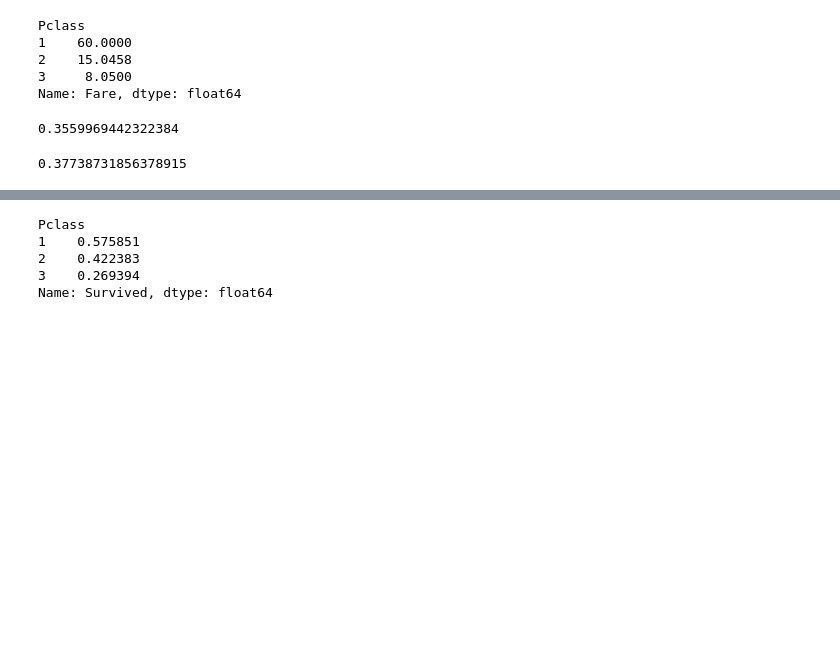
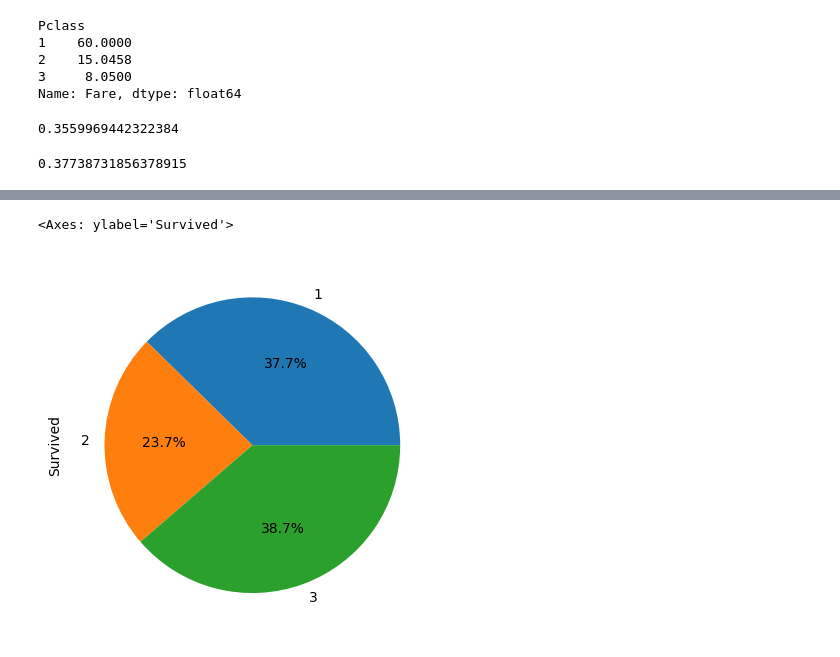
Before and after one commit to caa-jdelaux/python, a Jupyter notebook: Python.Bureautique-main/JDE/Jupiter_Notebooks/exo15.ipynb, the cells around one changed output, grey strips where cells are left out. Cells and saved outputs as stored; diff of their text form; code cells hidden in the pictures; blank space fills up the shorter version.

```diff
--- a/Python.Bureautique-main/JDE/Jupiter_Notebooks/exo15.ipynb
+++ b/Python.Bureautique-main/JDE/Jupiter_Notebooks/exo15.ipynb
@@ -210,3 +210,12 @@ proportion_survivants = df_merge['Survived'].mean()
 proportion_survivants
 # %% [output]
 0.37738731856378915
+# %%
+# Calcule le total de survivants
+total_survivants = df_merge['Survived'].sum()
+display(total_survivants)
+
+# Calcule proportion_survivants_classe = nombre de survivants par classe / nombre total de survivants arrondi à 2 chiffres
+proportion_survivants_classe = df_merge.groupby('Pclass')['Survived'].sum() / total_survivants
+proportion_survivants_classe = round(proportion_survivants_classe, 4)
+proportion_survivants_classe
@@ -213,10 +229,6 @@ proportion_survivants
 # %%
-# Calcule de la proportion de survivants par classe
-proportion_survivants_classe = df_merge.groupby('Pclass')['Survived'].mean()
-proportion_survivants_classe
+# génère un graphique circulaire de la proportion de survivants par classe
+proportion_survivants_classe.plot.pie(autopct='%1.1f%%')
 # %% [output]
-Pclass
-1    0.575851
-2    0.422383
-3    0.269394
-Name: Survived, dtype: float64
+<Axes: ylabel='Survived'>
+[figure, added]
```
Also changed, not shown: parts of 1 cell of this notebook, 1 other file.
